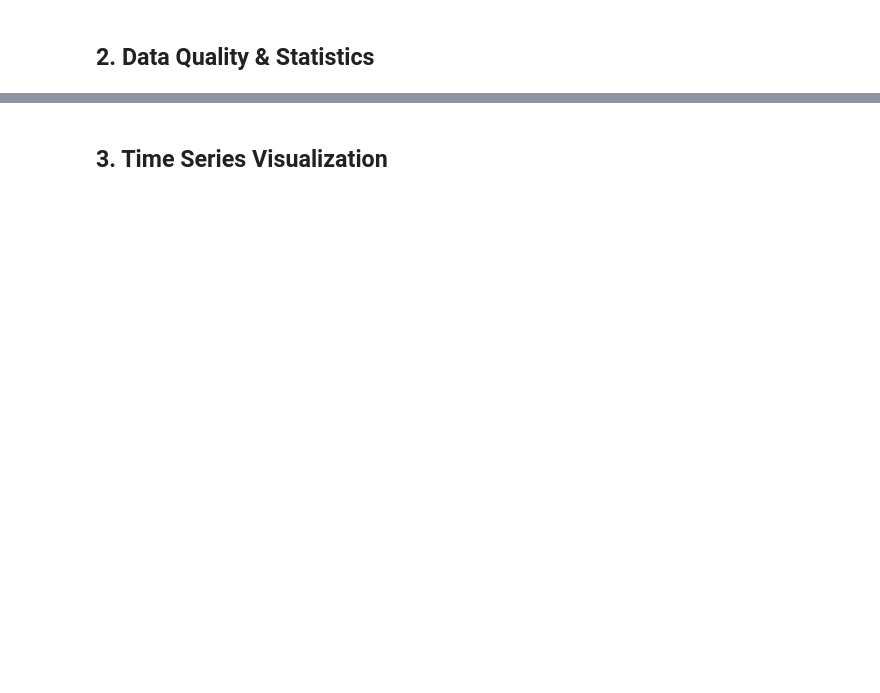
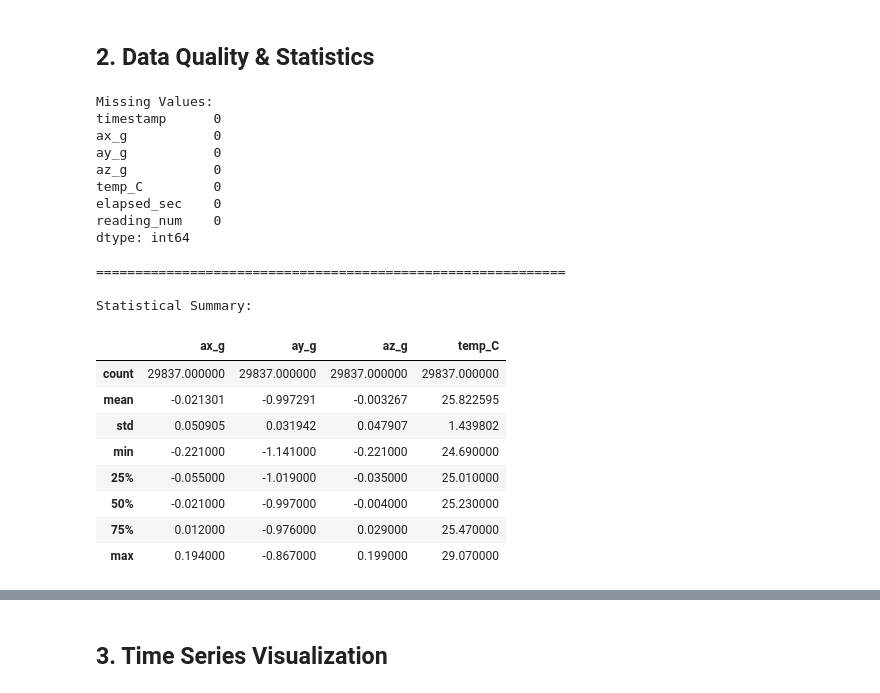
Before and after one commit to DArmandoSalinas/Motor-performance-prediction, a Jupyter notebook: Motor_Data_Analysis_v2.ipynb, the cells around one changed output, grey strips where cells are left out. Cells and saved outputs as stored; diff of their text form; code cells hidden in the pictures; blank space fills up the shorter version.

```diff
--- a/Motor_Data_Analysis_v2.ipynb
+++ b/Motor_Data_Analysis_v2.ipynb
@@ -85,12 +223,35 @@ df.head(10)
 # %%
 # Check for missing values
 print("Missing Values:")
 print(df.isnull().sum())
 print("\n" + "="*60 + "\n")
 
 # Statistical summary
 print("Statistical Summary:")
-df[['ax_g', 'ay_g', 'az_g', 'mic_raw', 'temp_C']].describe()
+df[['ax_g', 'ay_g', 'az_g', 'temp_C']].describe()
+# %% [output]
+Missing Values:
+timestamp      0
+ax_g           0
+ay_g           0
+az_g           0
+temp_C         0
+elapsed_sec    0
+reading_num    0
+dtype: int64
+
+============================================================
+
+Statistical Summary:
+|  | ax_g | ay_g | az_g | temp_C |
+| count | 29837.000000 | 29837.000000 | 29837.000000 | 29837.000000 |
+| mean | -0.021301 | -0.997291 | -0.003267 | 25.822595 |
+| std | 0.050905 | 0.031942 | 0.047907 | 1.439802 |
+| min | -0.221000 | -1.141000 | -0.221000 | 24.690000 |
+| 25% | -0.055000 | -1.019000 | -0.035000 | 25.010000 |
+| 50% | -0.021000 | -0.997000 | -0.004000 | 25.230000 |
+| 75% | 0.012000 | -0.976000 | 0.029000 | 25.470000 |
+| max | 0.194000 | -0.867000 | 0.199000 | 29.070000 |
 # %%
 # Calculate vibration magnitude
 df['vibration_magnitude'] = np.sqrt(df['ax_g']**2 + df['ay_g']**2 + df['az_g']**2)
```
Also changed, not shown: parts of 10 cells of this notebook, 3 other files.
